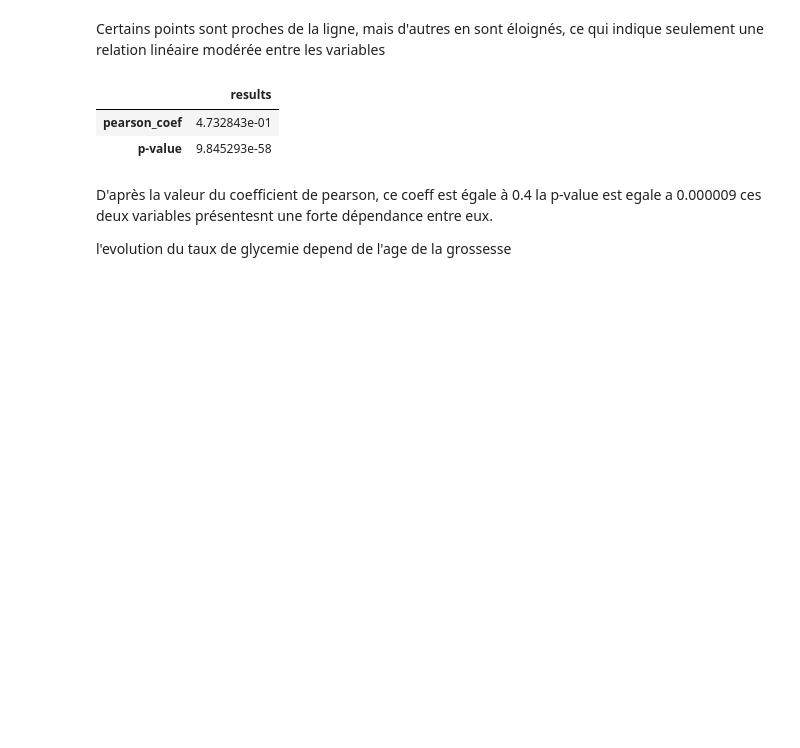
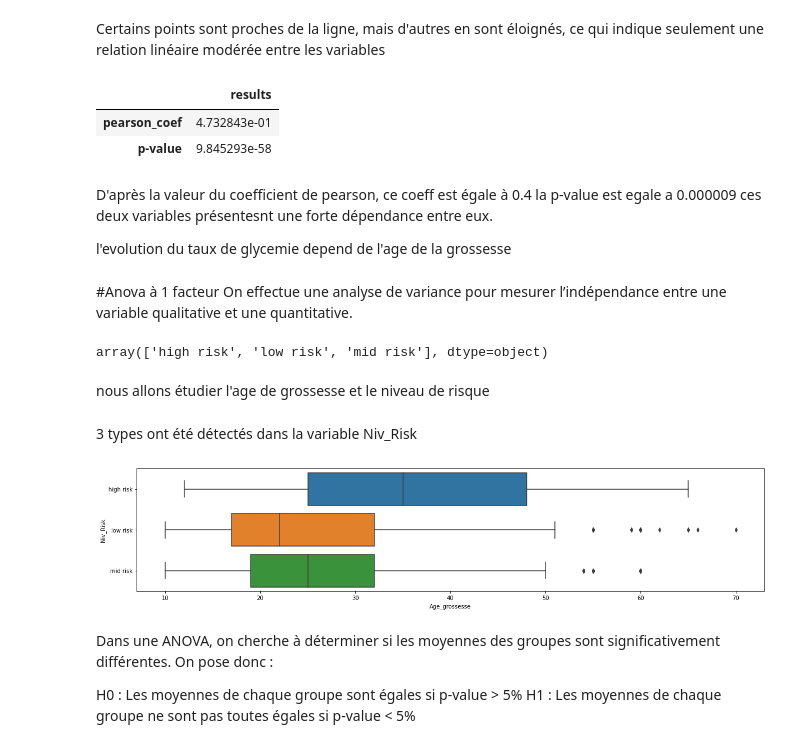
Before and after one commit to Innocente001/Innocente001, a Jupyter notebook: project_statistiques.ipynb, the cells around one changed output. Saved outputs shown, nothing was run; the diff lists cells and outputs as text; code cells hidden in the pictures; blank space fills up the shorter version.

```diff
--- a/project_statistiques.ipynb
+++ b/project_statistiques.ipynb
@@ -109,3 +109,24 @@ la p-value est egale a 0.000009
  ces deux variables présentesnt une forte dépendance entre eux.
 
  l'evolution du taux de glycemie depend de l'age de la grossesse
+# %% [markdown]
+#Anova à 1 facteur
+On effectue une analyse de variance pour mesurer l’indépendance entre une variable qualitative et une quantitative.
+# %%
+df.Niv_Risk.unique()
+# %% [output]
+array(['high risk', 'low risk', 'mid risk'], dtype=object)
+# %% [markdown]
+nous allons étudier l'age de grossesse et le niveau de risque
+# %% [markdown]
+3 types ont été détectés dans la variable Niv_Risk
+# %%
+plt.subplots(figsize=(20,4))
+ax = sns.boxplot(x="Age_grossesse", y="Niv_Risk", data=df)
+# %% [output]
+[figure, added]
+# %% [markdown]
+Dans une ANOVA, on cherche à déterminer si les moyennes des groupes sont significativement différentes. On pose donc :
+
+H0 : Les moyennes de chaque groupe sont égales si p-value > 5%
+H1 : Les moyennes de chaque groupe ne sont pas toutes égales si p-value < 5%
```
Also changed, not shown: parts of 4 cells of this notebook.
